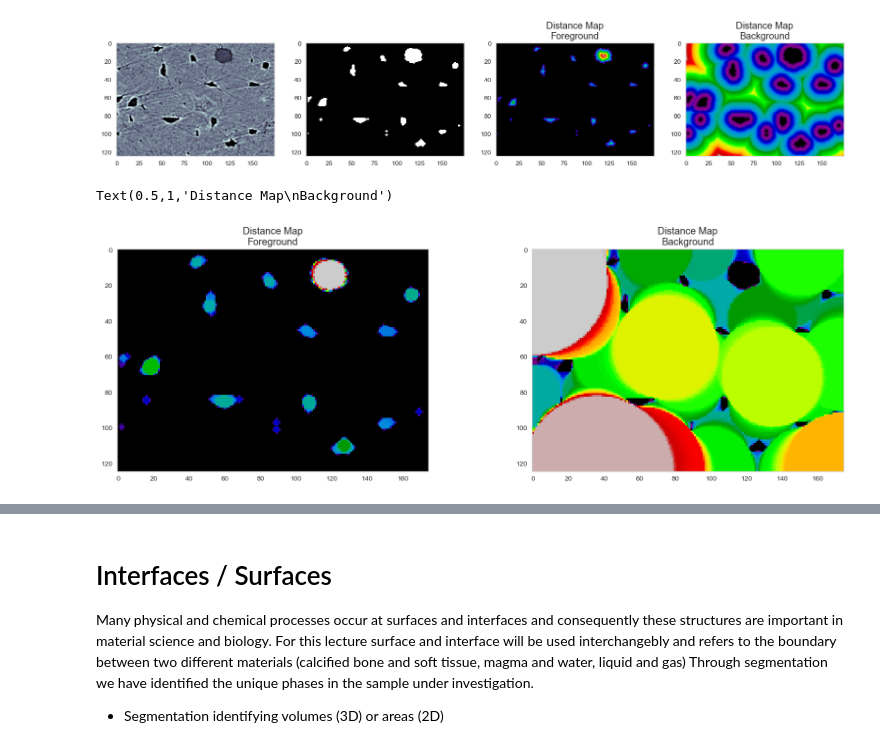
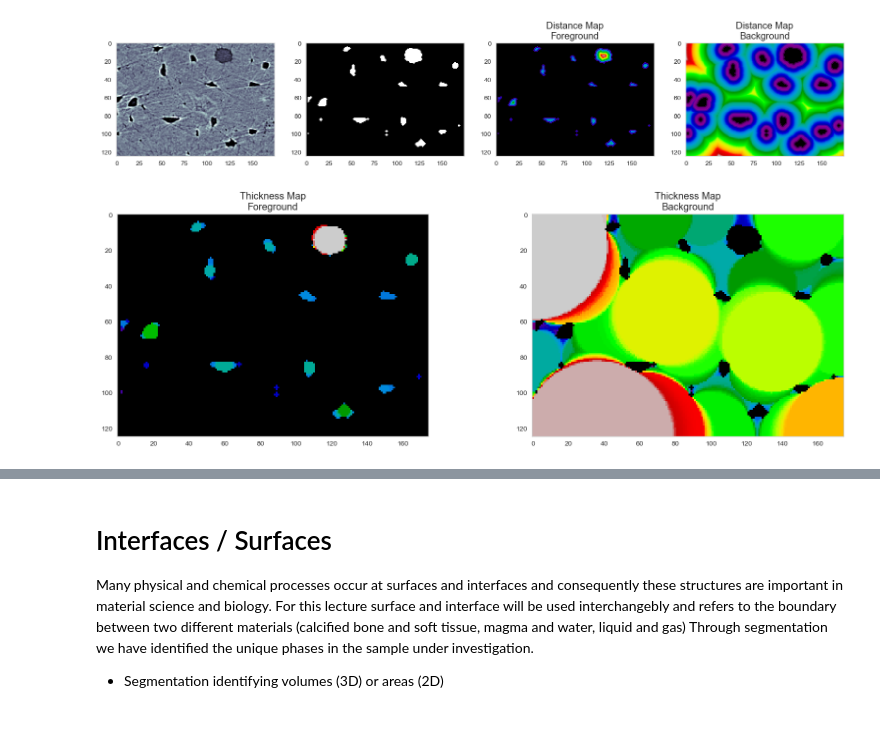
Before and after one commit to kmader/Quantitative-Big-Imaging-2018, a Jupyter notebook: Lectures/07-AdvancedShapeAndTexture.ipynb, the cells around one changed output, grey strips where cells are left out. Cells and saved outputs as stored; diff of their text form; code cells hidden in the pictures.

```diff
--- a/Lectures/07-AdvancedShapeAndTexture.ipynb
+++ b/Lectures/07-AdvancedShapeAndTexture.ipynb
@@ -526,9 +526,7 @@ Text(0.5,1,'Distance Map\nBackground')
 [figure]
 # %%
 from tqdm import tqdm
-
-
-def simple_thickness_iteration(distance_map):
+def simple_thickness_func(distance_map):
     dm = distance_map.ravel()
     th_map = distance_map.ravel().copy()
     xx, yy = [v.ravel() for v in np.meshgrid(range(distance_map.shape[1]),
@@ -541,17 +539,17 @@ def simple_thickness_iteration(distance_map):
                       np.square(yy-yy[idx])) <= np.square(dval)
             p_mask &= th_map < dval
             th_map[p_mask] = dval
+    th_map[dm==0] = 0 # make sure zeros stay zero (rounding errors)
     return th_map.reshape(distance_map.shape)
 # %%
-fg_th_map = simple_thickness_iteration(fg_dmap)
-bg_th_map = simple_thickness_iteration(bg_dmap)
+fg_th_map = simple_thickness_func(fg_dmap)
+bg_th_map = simple_thickness_func(bg_dmap)
 # %%
 fig, (ax3, ax4) = plt.subplots(1, 2, figsize=(20, 6), dpi=100)
 
 ax3.imshow(fg_th_map, cmap='nipy_spectral')
-ax3.set_title('Distance Map\nForeground')
+ax3.set_title('Thickness Map\nForeground')
 ax4.imshow(bg_th_map, cmap='nipy_spectral')
-ax4.set_title('Distance Map\nBackground')
+ax4.set_title('Thickness Map\nBackground');
 # %% [output]
-Text(0.5,1,'Distance Map\nBackground')
-[figure, old version]
+[figure, new version]
```
Also changed, not shown: parts of 16 cells of this notebook, 1 other file.
